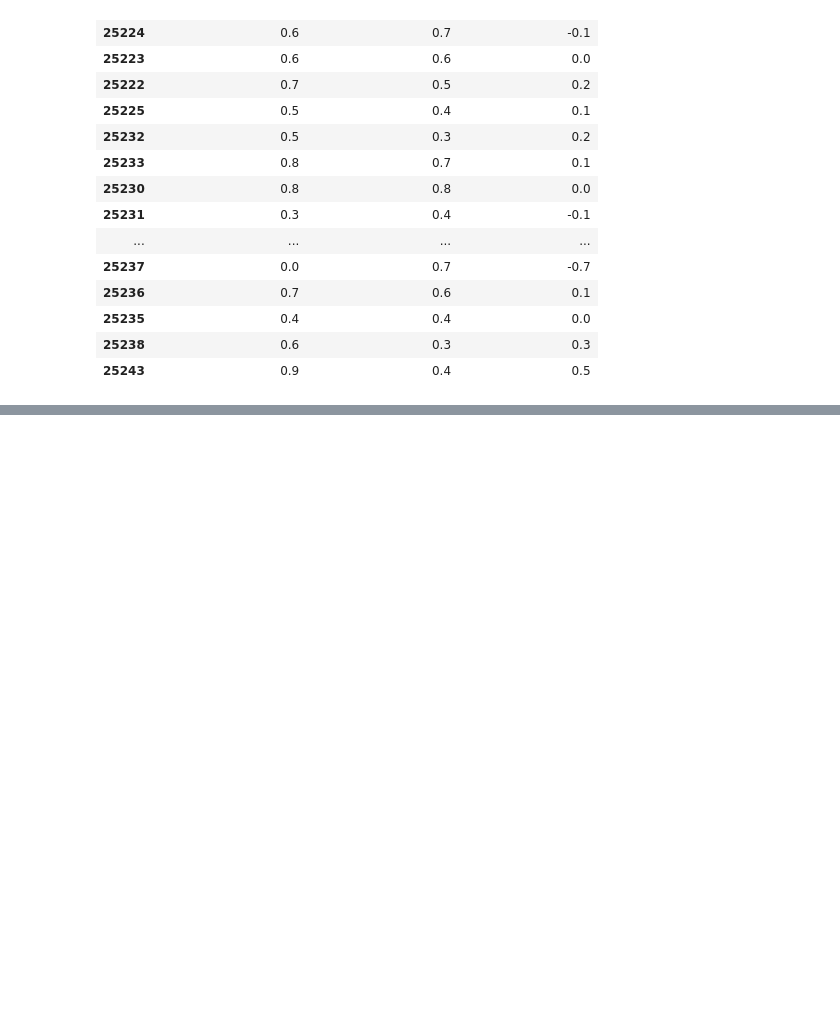
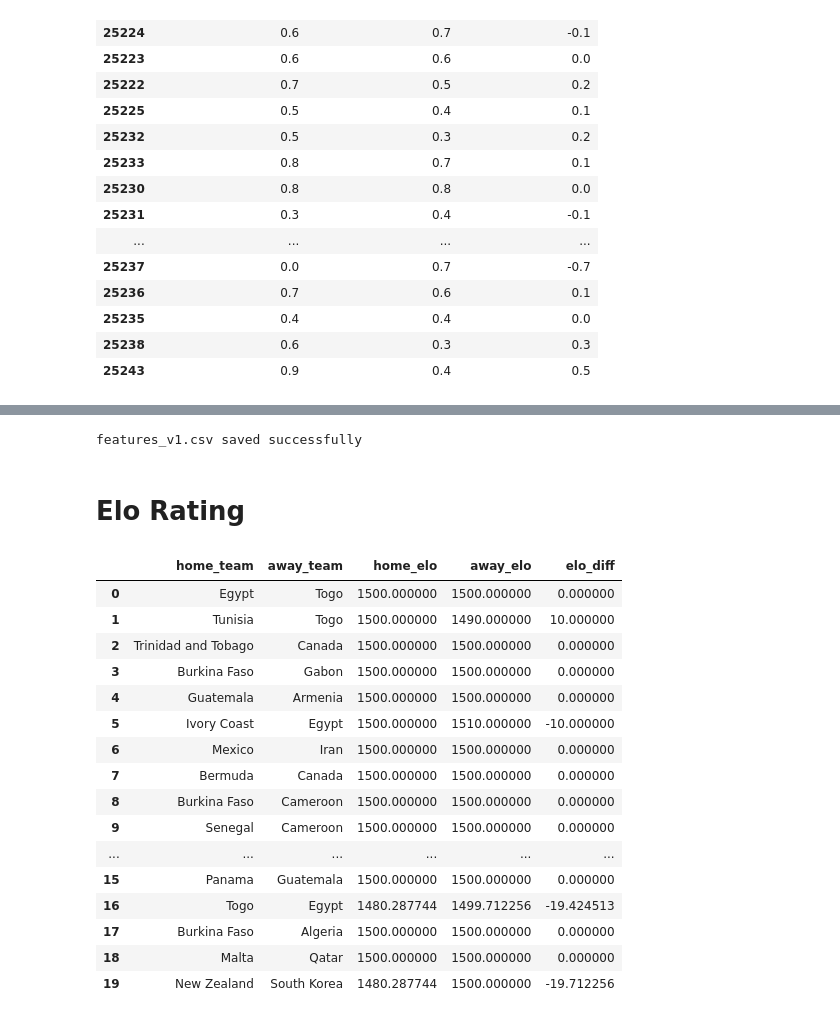
Before and after one commit to Kovendhan-B/worldcup26-outcome-predictor, a Jupyter notebook: notebooks/02_feature_engineering.ipynb, the cells around one changed output, grey strips where cells are left out. Drawn from its saved outputs; the diff is of its cells as text; code cells hidden in the pictures; blank space fills up the shorter version.

```diff
--- a/notebooks/02_feature_engineering.ipynb
+++ b/notebooks/02_feature_engineering.ipynb
@@ -399,0 +592,11 @@ df[recent_cols].tail(20)
+# %%
+df["neutral"] = df["neutral"].astype(int)
+# %%
+df.to_csv(
+    "../data/processed/features_v1.csv",
+    index=False
+)
+
+print("features_v1.csv saved successfully")
+# %% [output]
+features_v1.csv saved successfully
@@ -399,0 +623,17 @@ df[recent_cols].tail(20)
+# %%
+# Goal balance
+
+df["home_goal_balance"] = (
+    df["home_avg_goals_scored"]
+    - df["home_avg_goals_conceded"]
+)
+
+df["away_goal_balance"] = (
+    df["away_avg_goals_scored"]
+    - df["away_avg_goals_conceded"]
+)
+
+df["goal_balance_diff"] = (
+    df["home_goal_balance"]
+    - df["away_goal_balance"]
+)
@@ -399,0 +645,13 @@ df[recent_cols].tail(20)
+# %% [markdown]
+# Elo Rating
+# %%
+from collections import defaultdict
+
+INITIAL_ELO = 1500
+K = 20
+
+elo_ratings = defaultdict(lambda: INITIAL_ELO)
+
+home_elo = []
+away_elo = []
+elo_diff = []
@@ -399,0 +703,33 @@ df[recent_cols].tail(20)
+# %%
+df["home_elo"] = home_elo
+df["away_elo"] = away_elo
+
+df["elo_diff"] = elo_diff
+# %%
+df[
+    [
+        "home_team",
+        "away_team",
+        "home_elo",
+        "away_elo",
+        "elo_diff"
+    ]
+].head(20)
+# %% [output]
+|  | home_team | away_team | home_elo | away_elo | elo_diff |
+| 0 | Egypt | Togo | 1500.000000 | 1500.000000 | 0.000000 |
+| 1 | Tunisia | Togo | 1500.000000 | 1490.000000 | 10.000000 |
+| 2 | Trinidad and Tobago | Canada | 1500.000000 | 1500.000000 | 0.000000 |
+| 3 | Burkina Faso | Gabon | 1500.000000 | 1500.000000 | 0.000000 |
+| 4 | Guatemala | Armenia | 1500.000000 | 1500.000000 | 0.000000 |
+| 5 | Ivory Coast | Egypt | 1500.000000 | 1510.000000 | -10.000000 |
+| 6 | Mexico | Iran | 1500.000000 | 1500.000000 | 0.000000 |
+| 7 | Bermuda | Canada | 1500.000000 | 1500.000000 | 0.000000 |
+| 8 | Burkina Faso | Cameroon | 1500.000000 | 1500.000000 | 0.000000 |
+| 9 | Senegal | Cameroon | 1500.000000 | 1500.000000 | 0.000000 |
+| ... | ... | ... | ... | ... | ... |
+| 15 | Panama | Guatemala | 1500.000000 | 1500.000000 | 0.000000 |
+| 16 | Togo | Egypt | 1480.287744 | 1499.712256 | -19.424513 |
+| 17 | Burkina Faso | Algeria | 1500.000000 | 1500.000000 | 0.000000 |
+| 18 | Malta | Qatar | 1500.000000 | 1500.000000 | 0.000000 |
+| 19 | New Zealand | South Korea | 1480.287744 | 1500.000000 | -19.712256 |
```
Also changed, not shown: parts of 19 cells of this notebook, 3 other files.
